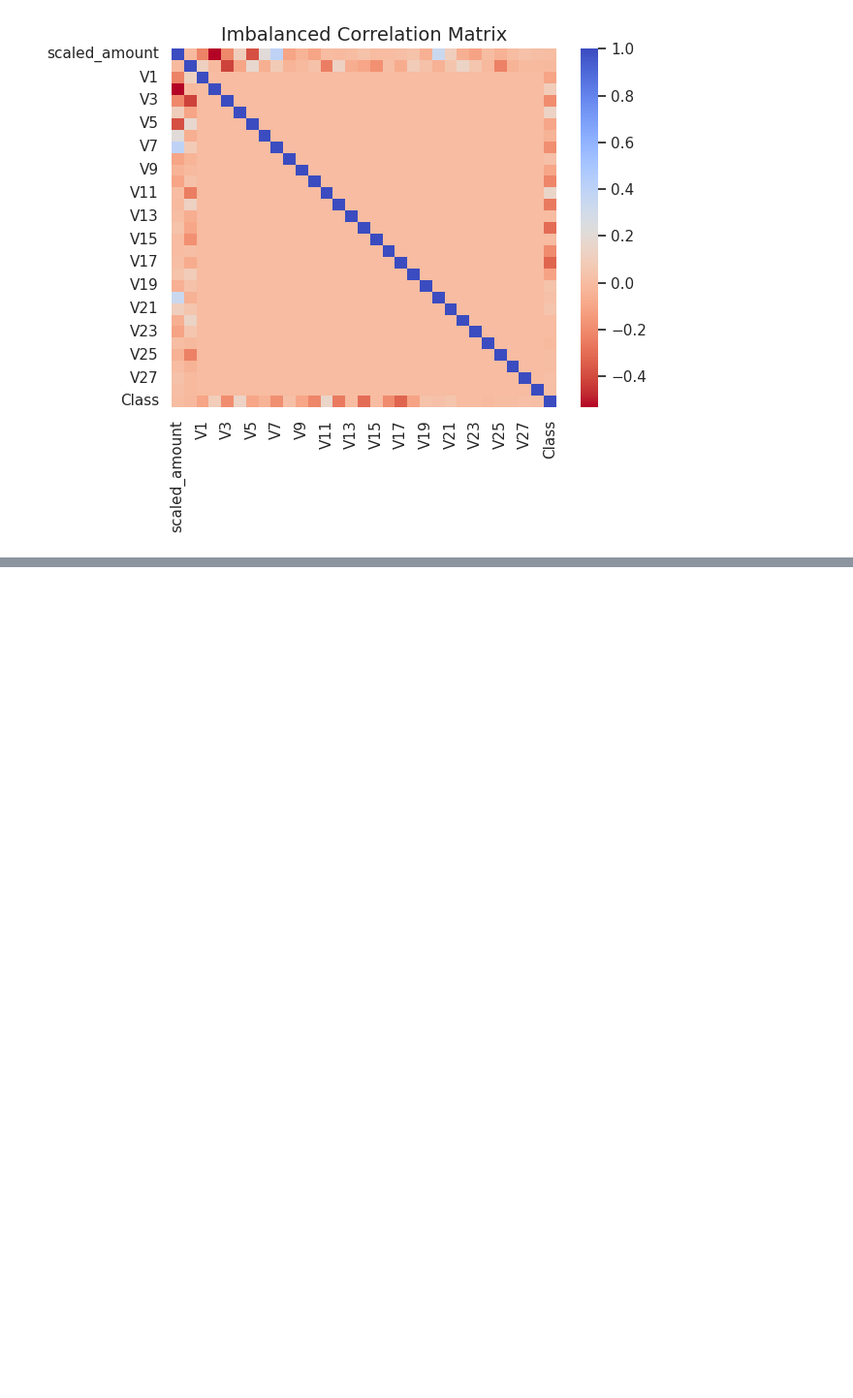
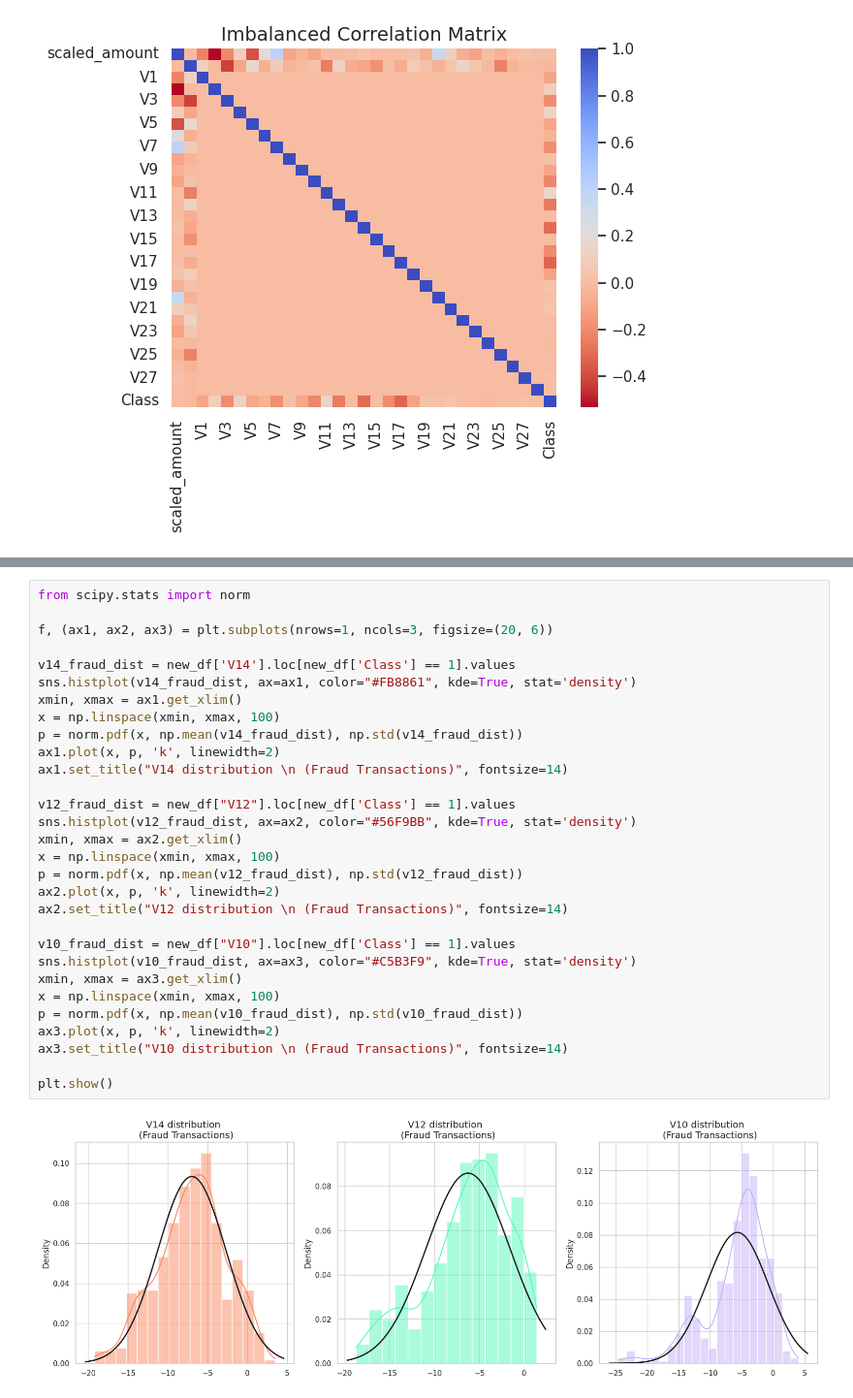
Before and after one commit to mohammad-jafary/data_science_projects, a Jupyter notebook: creditcardfraud/creditcardfraud.ipynb, the cells around one changed output, grey strips where cells are left out. Shown: that part at 97% size. Saved outputs shown, nothing was run; the diff lists cells and outputs as text; blank space fills up the shorter version.

```diff
--- a/creditcardfraud/creditcardfraud.ipynb
+++ b/creditcardfraud/creditcardfraud.ipynb
@@ -213,0 +234,32 @@ plt.show()
+# %%
+from scipy.stats import norm
+
+f, (ax1, ax2, ax3) = plt.subplots(nrows=1, ncols=3, figsize=(20, 6))
+
+v14_fraud_dist = new_df['V14'].loc[new_df['Class'] == 1].values
+sns.histplot(v14_fraud_dist, ax=ax1, color="#FB8861", kde=True, stat='density')
+xmin, xmax = ax1.get_xlim()
+x = np.linspace(xmin, xmax, 100)
+p = norm.pdf(x, np.mean(v14_fraud_dist), np.std(v14_fraud_dist))
+ax1.plot(x, p, 'k', linewidth=2)
+ax1.set_title("V14 distribution \n (Fraud Transactions)", fontsize=14)
+
+v12_fraud_dist = new_df["V12"].loc[new_df['Class'] == 1].values
+sns.histplot(v12_fraud_dist, ax=ax2, color="#56F9BB", kde=True, stat='density')
+xmin, xmax = ax2.get_xlim()
+x = np.linspace(xmin, xmax, 100)
+p = norm.pdf(x, np.mean(v12_fraud_dist), np.std(v12_fraud_dist))
+ax2.plot(x, p, 'k', linewidth=2)
+ax2.set_title("V12 distribution \n (Fraud Transactions)", fontsize=14)
+
+v10_fraud_dist = new_df["V10"].loc[new_df['Class'] == 1].values
+sns.histplot(v10_fraud_dist, ax=ax3, color="#C5B3F9", kde=True, stat='density')
+xmin, xmax = ax3.get_xlim()
+x = np.linspace(xmin, xmax, 100)
+p = norm.pdf(x, np.mean(v10_fraud_dist), np.std(v10_fraud_dist))
+ax3.plot(x, p, 'k', linewidth=2)
+ax3.set_title("V10 distribution \n (Fraud Transactions)", fontsize=14)
+
+plt.show()
+# %% [output]
+[figure, added]
```
Also changed, not shown: parts of 8 cells of this notebook.
